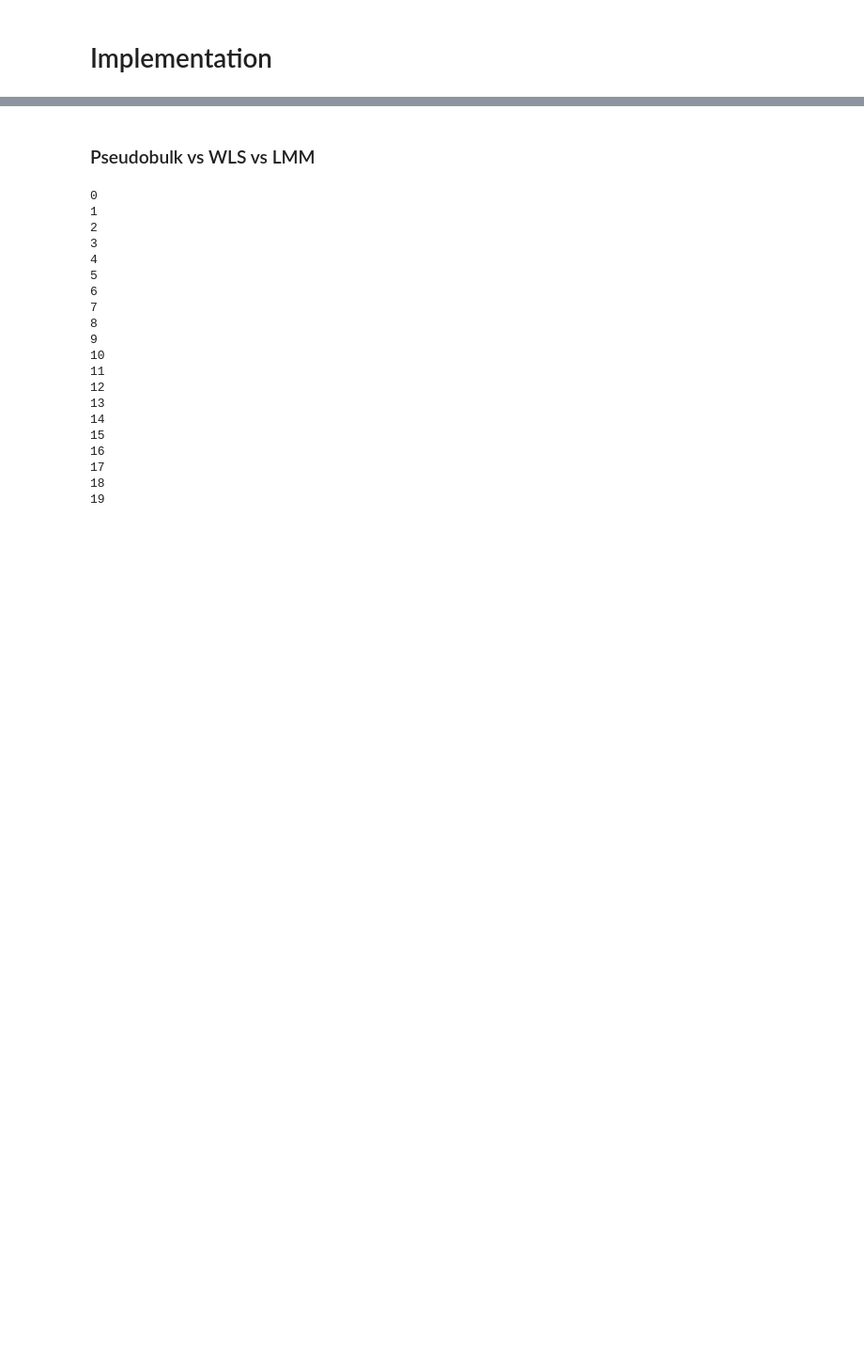
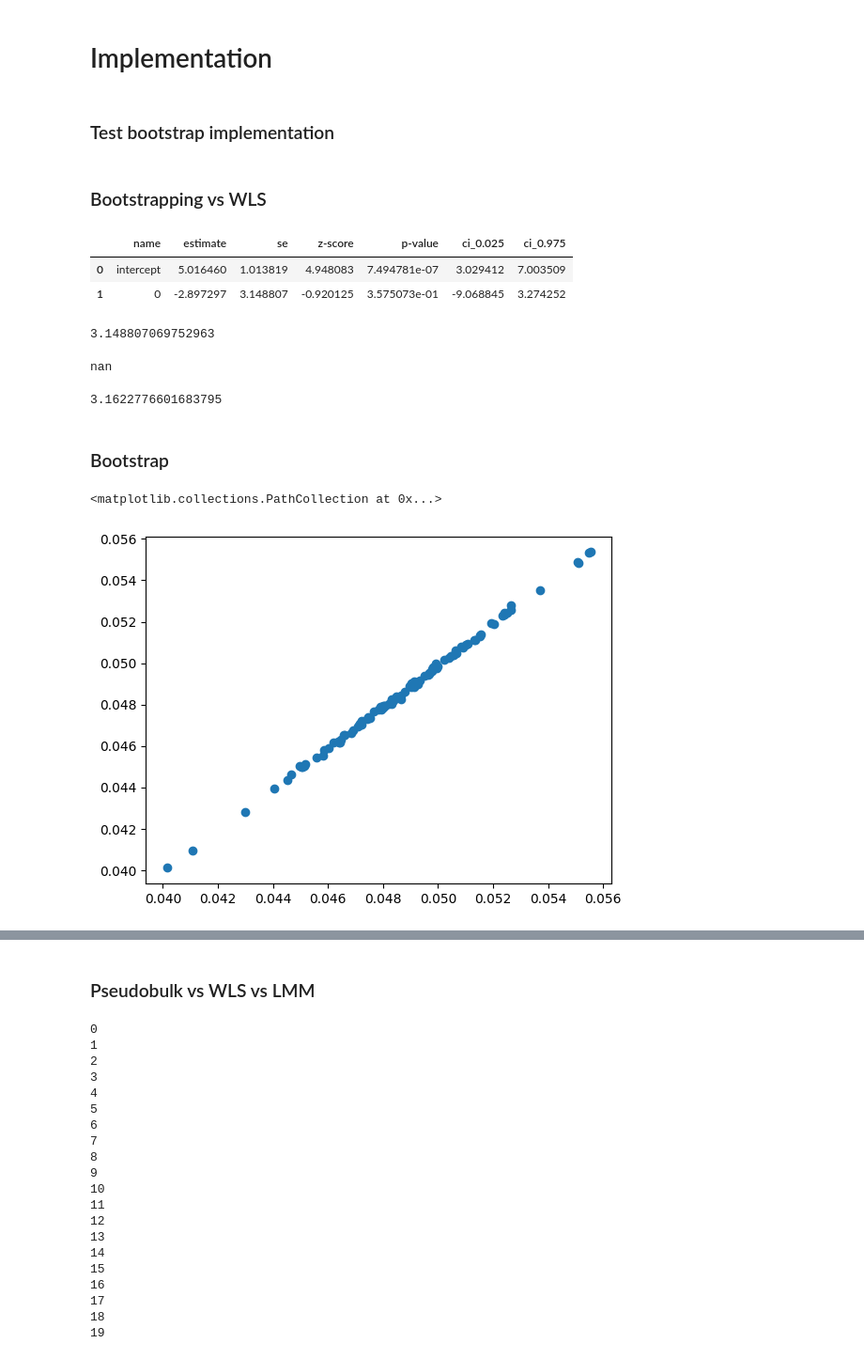
Before and after one commit to mincheoly/memento, a Jupyter notebook: examples/implementation.ipynb, the cells around one changed output, grey strips where cells are left out. Shown: that part at 94% size. Cells and saved outputs as stored; diff of their text form; code cells hidden in the pictures; blank space fills up the shorter version.

```diff
--- a/examples/implementation.ipynb
+++ b/examples/implementation.ipynb
@@ -38,3 +38,7 @@ logging.basicConfig(
     datefmt="%Y-%m-%d %H:%M:%S",
 )
 logging.captureWarnings(True)
+# %% [markdown]
+### Test bootstrap implementation
+# %% [markdown]
+### Bootstrapping vs WLS
@@ -40,0 +50,20 @@ logging.captureWarnings(True)
+# %%
+estimators.WeightedLeastSquares().fit_dataset(dataset).summary().to_df()
+# %% [output]
+|  | name | estimate | se | z-score | p-value | ci_0.025 | ci_0.975 |
+| 0 | intercept | 5.016460 | 1.013819 | 4.948083 | 7.494781e-07 | 3.029412 | 7.003509 |
+| 1 | 0 | -2.897297 | 3.148807 | -0.920125 | 3.575073e-01 | -9.068845 | 3.274252 |
+# %%
+np.sqrt(x1.var()+x2.var())
+# %% [output]
+3.148807069752963
+# %%
+np.log(np.nan)
+# %% [output]
+nan
+# %%
+np.sqrt(1+3**2)
+# %% [output]
+3.1622776601683795
+# %% [markdown]
+### Bootstrap
@@ -40,0 +93,8 @@ logging.captureWarnings(True)
+# %%
+X = sparse.csc_matrix(np.random.randint(0, 100, size=(100, 10)))
+size_factor = stats.poisson.rvs(1000, size=100)
+n_obs = X.shape[0]
+# %%
+sf, inverse_size_factor, inv_sf_sq, expr, counts = unique_expr(X, size_factor)
+gen = np.random.Generator(np.random.PCG64(5))
+gene_rvs = gen.multinomial(n_obs, counts / counts.sum(), size=100).T
@@ -40,0 +103,9 @@ logging.captureWarnings(True)
+# %%
+x1 = (expr*gene_rvs*inverse_size_factor).sum(axis=0)/n_obs
+# %%
+x2 = (expr*gene_rvs).sum(axis=0)/(sf*gene_rvs).sum(axis=0)
+# %%
+plt.scatter(x1, x2)
+# %% [output]
+<matplotlib.collections.PathCollection at 0x...>
+[figure, added]
```
Also changed, not shown: parts of 13 cells of this notebook, 3 other files.
